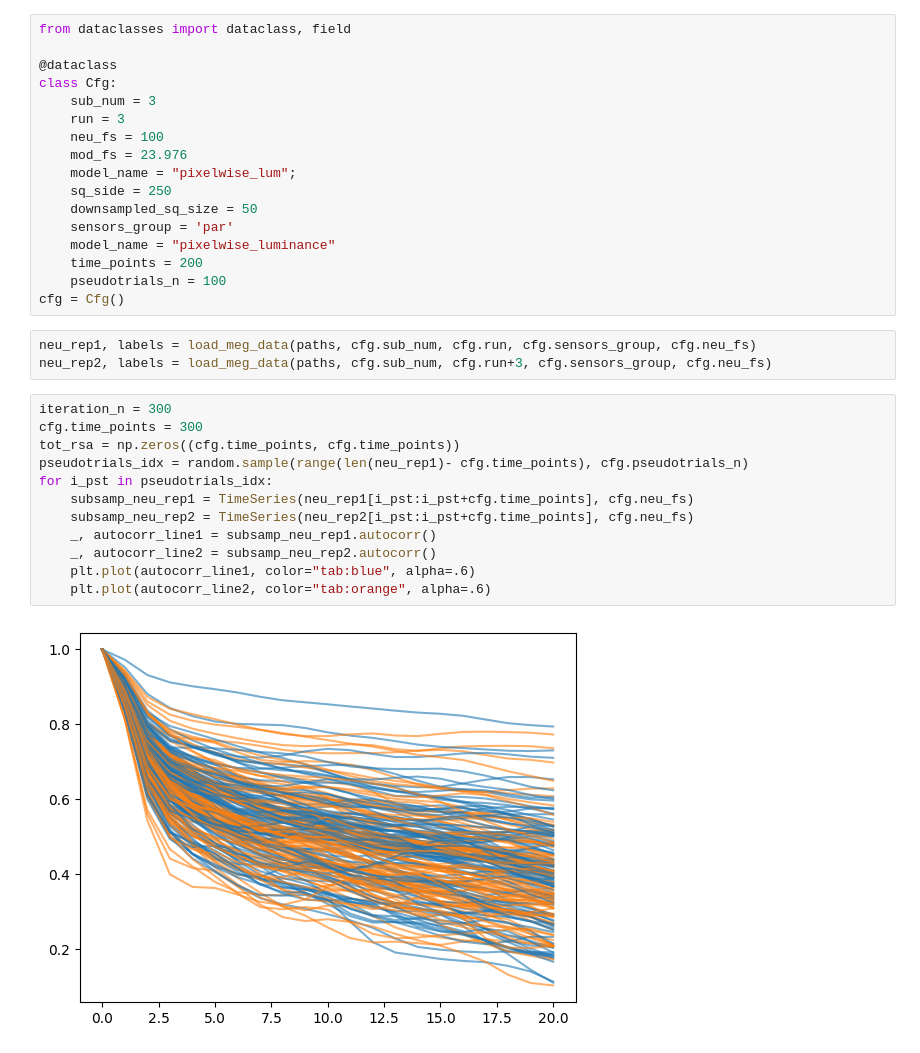
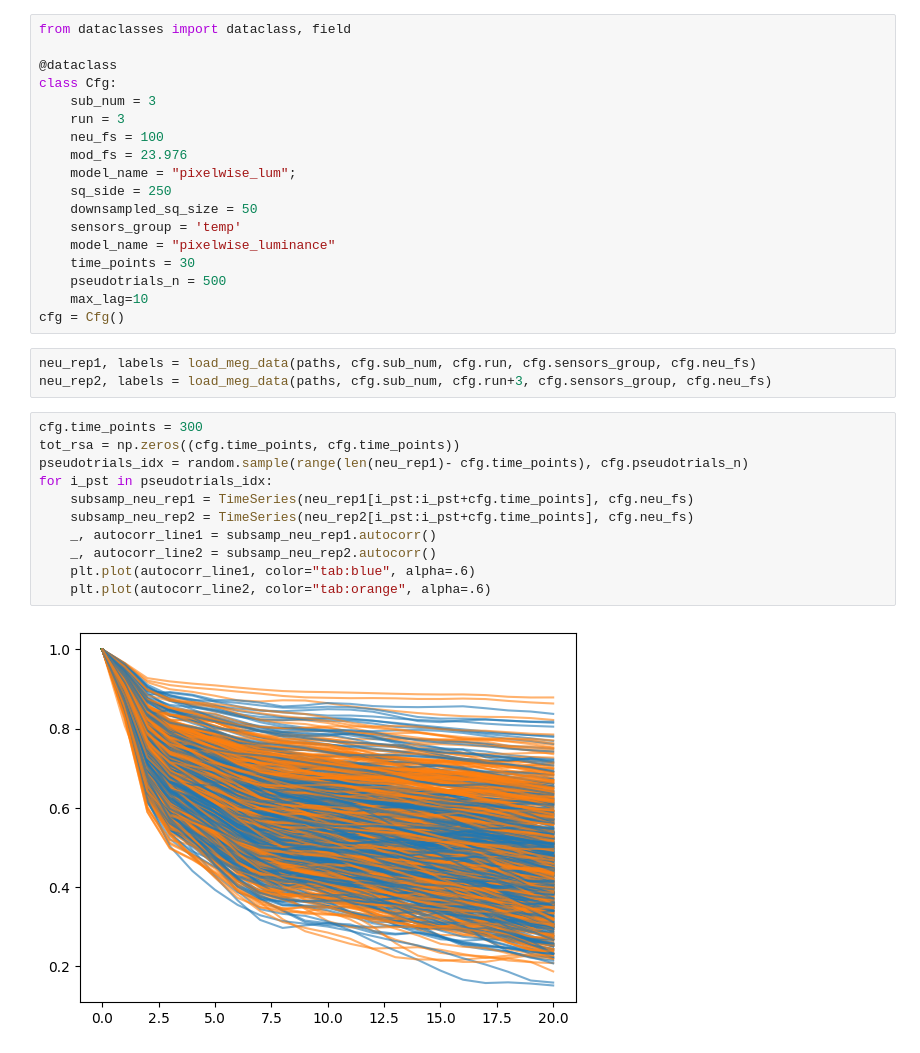
Before and after one commit to TizianoCausin01/project1917-26, a Jupyter notebook: python_scripts/scripts/cross_correlation_dev.ipynb, the cells around one changed output. Cells and saved outputs as stored; diff of their text form.

```diff
--- a/python_scripts/scripts/cross_correlation_dev.ipynb
+++ b/python_scripts/scripts/cross_correlation_dev.ipynb
@@ -25,28 +29,28 @@ class Cfg:
     model_name = "pixelwise_lum";
     sq_side = 250
     downsampled_sq_size = 50
-    sensors_group = 'par'
+    sensors_group = 'temp'
     model_name = "pixelwise_luminance"
-    time_points = 200
-    pseudotrials_n = 100
+    time_points = 30
+    pseudotrials_n = 500
+    max_lag=10
 cfg = Cfg()
 # %%
 neu_rep1, labels = load_meg_data(paths, cfg.sub_num, cfg.run, cfg.sensors_group, cfg.neu_fs)
 neu_rep2, labels = load_meg_data(paths, cfg.sub_num, cfg.run+3, cfg.sensors_group, cfg.neu_fs)
 # %%
-iteration_n = 300
 cfg.time_points = 300
 tot_rsa = np.zeros((cfg.time_points, cfg.time_points))
 pseudotrials_idx = random.sample(range(len(neu_rep1)- cfg.time_points), cfg.pseudotrials_n)
 for i_pst in pseudotrials_idx:
     subsamp_neu_rep1 = TimeSeries(neu_rep1[i_pst:i_pst+cfg.time_points], cfg.neu_fs)
     subsamp_neu_rep2 = TimeSeries(neu_rep2[i_pst:i_pst+cfg.time_points], cfg.neu_fs)
     _, autocorr_line1 = subsamp_neu_rep1.autocorr()
     _, autocorr_line2 = subsamp_neu_rep2.autocorr()
     plt.plot(autocorr_line1, color="tab:blue", alpha=.6)
     plt.plot(autocorr_line2, color="tab:orange", alpha=.6)
 # %% [output]
-[figure, old version]
+[figure, new version]
 # %%
 def softmax(x):
     x = np.asarray(x)
```
Also changed, not shown: parts of 19 cells of this notebook.
